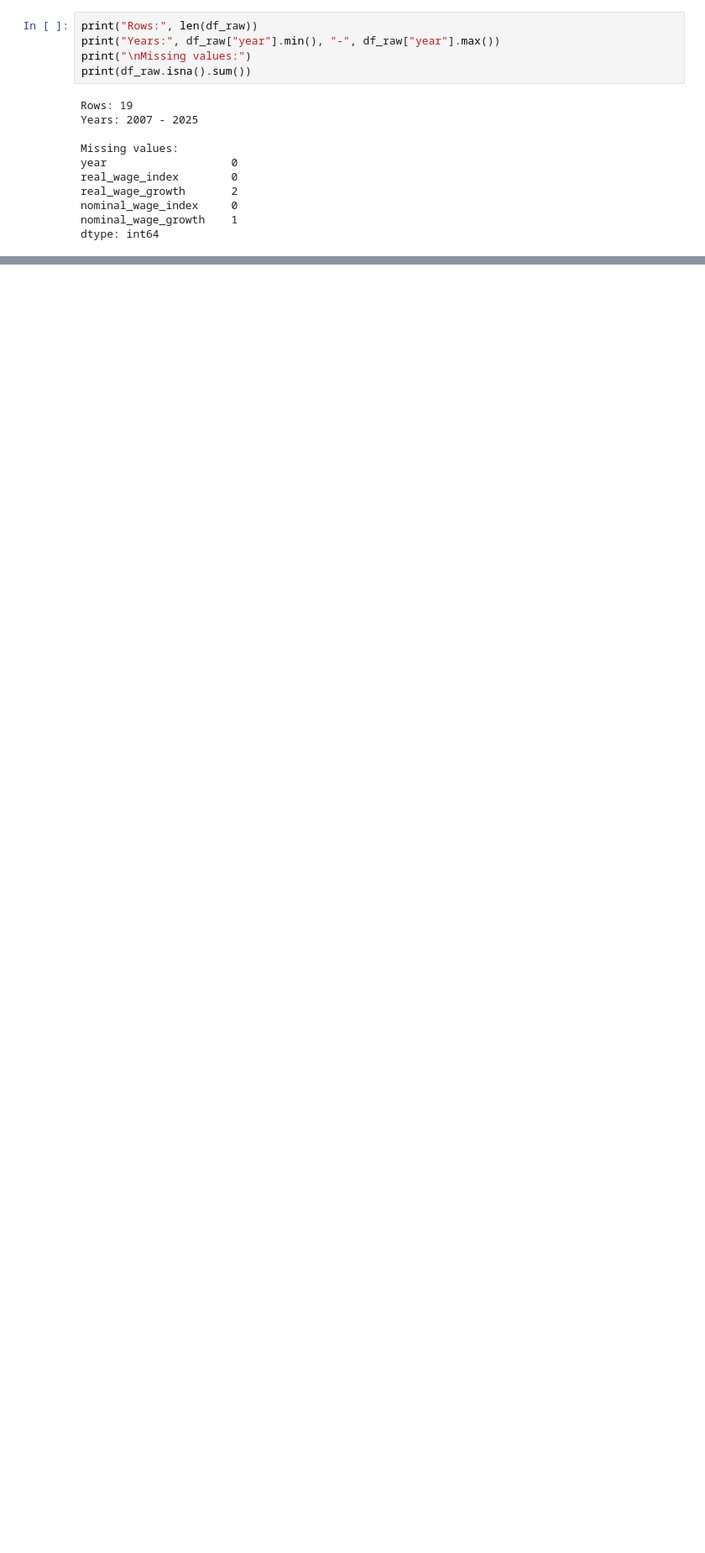
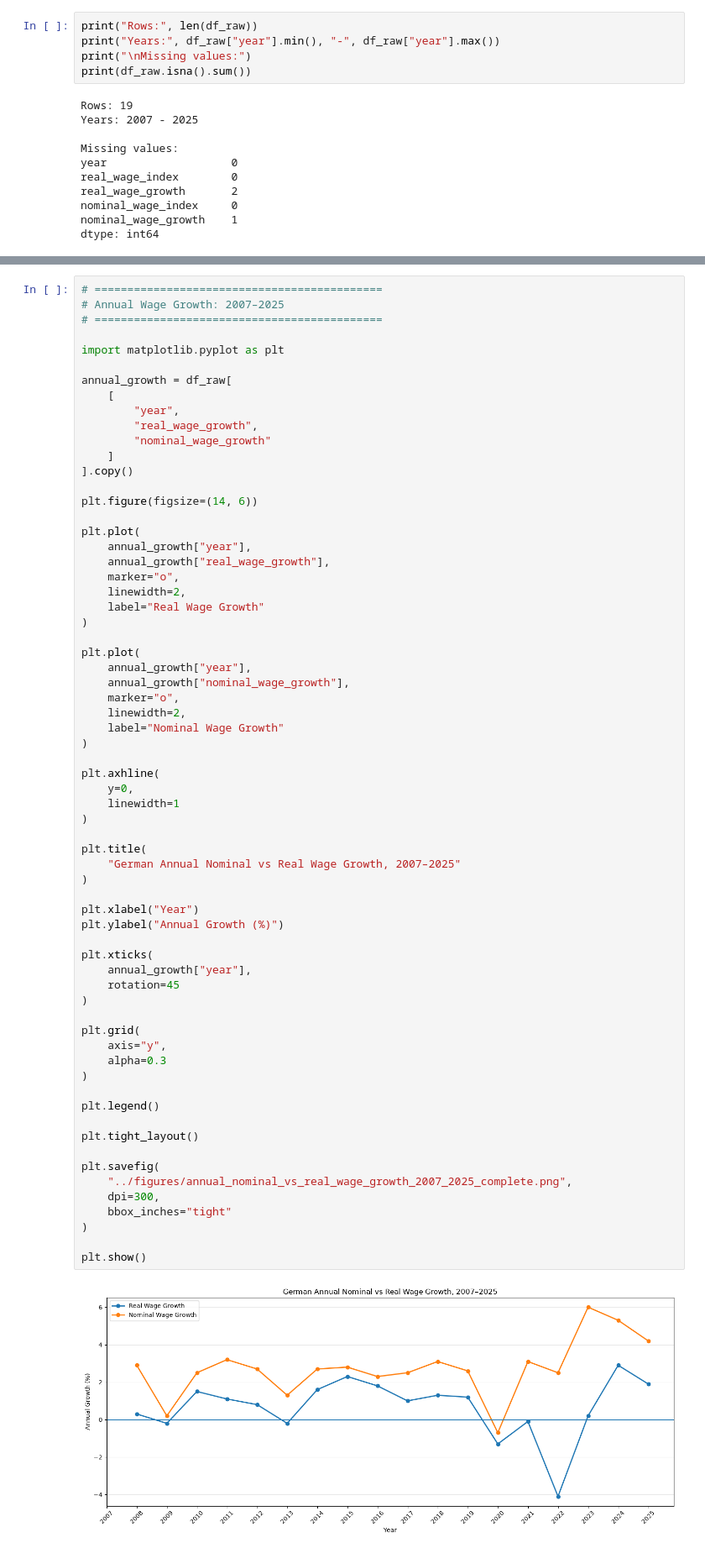
Before and after one commit to yt10zehn/German-Labor-Market-Analytics, a Jupyter notebook: notebooks/01_wages.ipynb, the cells around one changed output, grey strips where cells are left out. Shown at 84% size. Saved outputs shown, nothing was run; the diff lists cells and outputs as text; blank space fills up the shorter version.

```diff
--- a/notebooks/01_wages.ipynb
+++ b/notebooks/01_wages.ipynb
@@ -289,0 +2588,68 @@ plt.show()
+# %%
+# ============================================
+# Annual Wage Growth: 2007–2025
+# ============================================
+
+import matplotlib.pyplot as plt
+
+annual_growth = df_raw[
+    [
+        "year",
+        "real_wage_growth",
+        "nominal_wage_growth"
+    ]
+].copy()
+
+plt.figure(figsize=(14, 6))
+
+plt.plot(
+    annual_growth["year"],
+    annual_growth["real_wage_growth"],
+    marker="o",
+    linewidth=2,
+    label="Real Wage Growth"
+)
+
+plt.plot(
+    annual_growth["year"],
+    annual_growth["nominal_wage_growth"],
+    marker="o",
+    linewidth=2,
+    label="Nominal Wage Growth"
+)
+
+plt.axhline(
+    y=0,
+    linewidth=1
+)
+
+plt.title(
+    "German Annual Nominal vs Real Wage Growth, 2007–2025"
+)
+
+plt.xlabel("Year")
+plt.ylabel("Annual Growth (%)")
+
+plt.xticks(
+    annual_growth["year"],
+    rotation=45
+)
+
+plt.grid(
+    axis="y",
+    alpha=0.3
+)
+
+plt.legend()
+
+plt.tight_layout()
+
+plt.savefig(
+    "../figures/annual_nominal_vs_real_wage_growth_2007_2025_complete.png",
+    dpi=300,
+    bbox_inches="tight"
+)
+
+plt.show()
+# %% [output]
+[figure, added]
```
Also changed, not shown: parts of 45 cells of this notebook, 16 other files.
